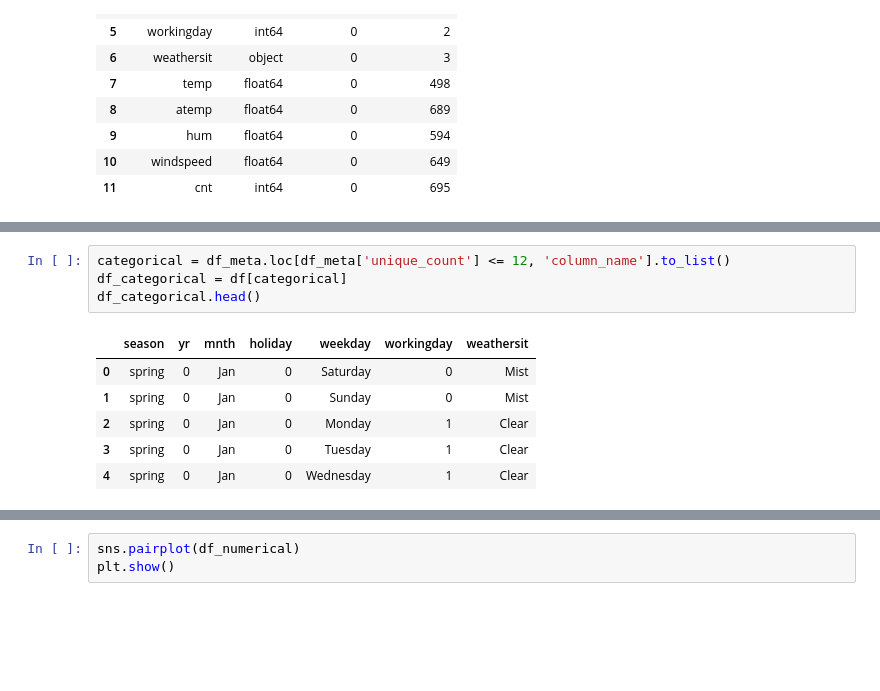
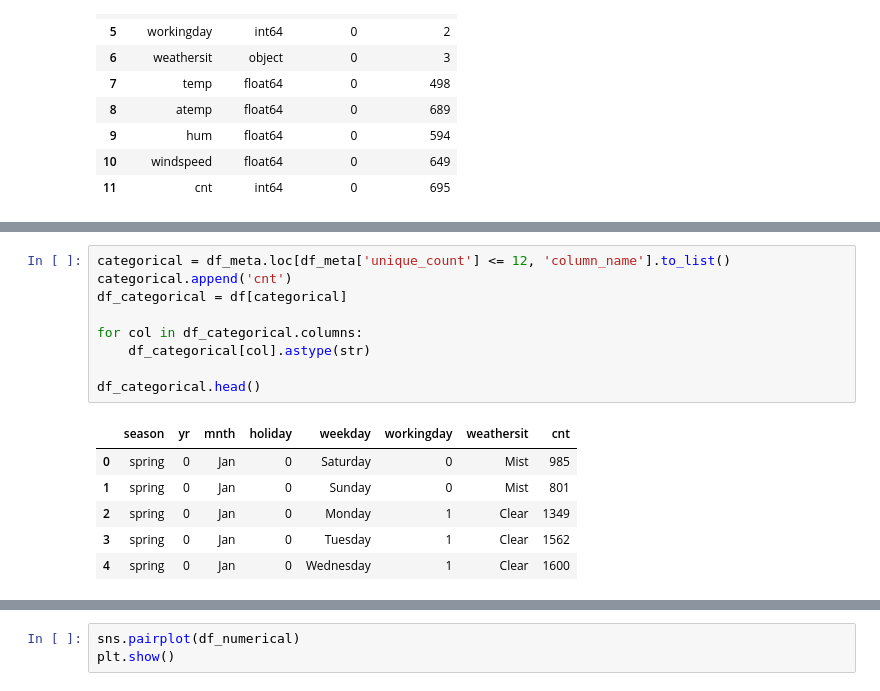
Before and after one commit to ABhatta92/BikeSharingRegression, a Jupyter notebook: BikeSharing.ipynb, the cells around one changed output, grey strips where cells are left out. Drawn from its saved outputs; the diff is of its cells as text; blank space fills up the shorter version.

```diff
--- a/BikeSharing.ipynb
+++ b/BikeSharing.ipynb
@@ -130,12 +141,17 @@ df_meta
 # %%
 categorical = df_meta.loc[df_meta['unique_count'] <= 12, 'column_name'].to_list()
+categorical.append('cnt')
 df_categorical = df[categorical]
+
+for col in df_categorical.columns:
+    df_categorical[col].astype(str)
+
 df_categorical.head()
 # %% [output]
-|  | season | yr | mnth | holiday | weekday | workingday | weathersit |
-| 0 | spring | 0 | Jan | 0 | Saturday | 0 | Mist |
-| 1 | spring | 0 | Jan | 0 | Sunday | 0 | Mist |
-| 2 | spring | 0 | Jan | 0 | Monday | 1 | Clear |
-| 3 | spring | 0 | Jan | 0 | Tuesday | 1 | Clear |
-| 4 | spring | 0 | Jan | 0 | Wednesday | 1 | Clear |
+|  | season | yr | mnth | holiday | weekday | workingday | weathersit | cnt |
+| 0 | spring | 0 | Jan | 0 | Saturday | 0 | Mist | 985 |
+| 1 | spring | 0 | Jan | 0 | Sunday | 0 | Mist | 801 |
+| 2 | spring | 0 | Jan | 0 | Monday | 1 | Clear | 1349 |
+| 3 | spring | 0 | Jan | 0 | Tuesday | 1 | Clear | 1562 |
+| 4 | spring | 0 | Jan | 0 | Wednesday | 1 | Clear | 1600 |
 # %%
```
Also changed, not shown: parts of 48 cells of this notebook, 1 other file.
